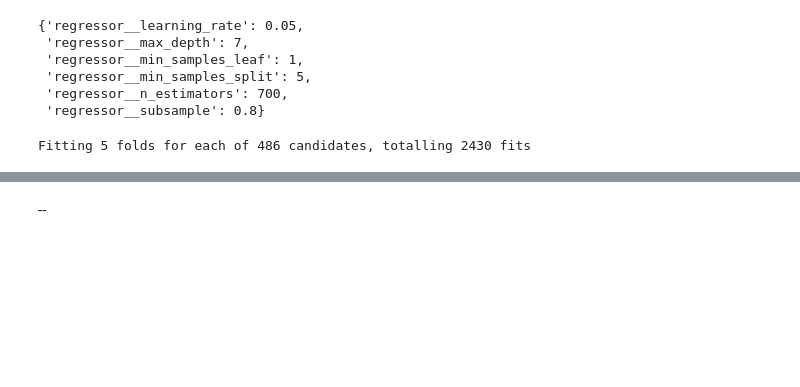
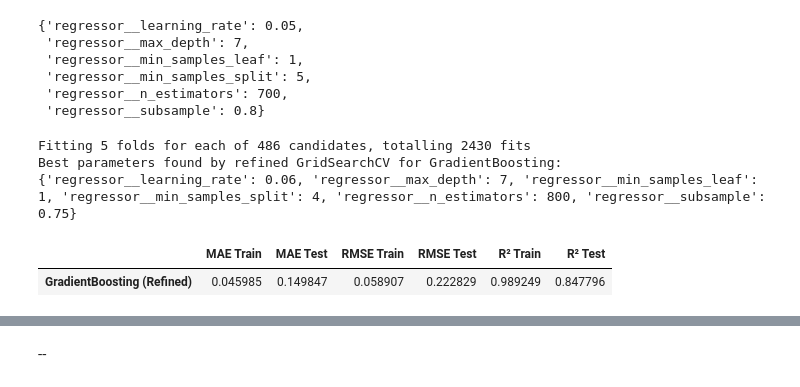
Before and after one commit to AdityaIKO/California-Housing-Price, a Jupyter notebook: data1.ipynb, the cells around one changed output, grey strips where cells are left out. Drawn from its saved outputs; the diff is of its cells as text; code cells hidden in the pictures; blank space fills up the shorter version.

```diff
--- a/data1.ipynb
+++ b/data1.ipynb
@@ -1247,45 +2120,49 @@ grid_search_gradientboost.best_params_
  'regressor__n_estimators': 700,
  'regressor__subsample': 0.8}
 # %%
-# Refined parameter grid for GradientBoosting
-param_grid_gradientboost_refined = {
-    'regressor__n_estimators': [600, 700, 800],
-    'regressor__max_depth': [6, 7, 8],
-    'regressor__learning_rate': [0.04, 0.05, 0.06],
-    'regressor__subsample': [0.75, 0.8, 0.85],
-    'regressor__min_samples_split': [4, 5, 6],
-    'regressor__min_samples_leaf': [1, 2]
-}
+# # Refined parameter grid for GradientBoosting
+# param_grid_gradientboost_refined = {
+#     'regressor__n_estimators': [600, 700, 800],
+#     'regressor__max_depth': [6, 7, 8],
+#     'regressor__learning_rate': [0.04, 0.05, 0.06],
+#     'regressor__subsample': [0.75, 0.8, 0.85],
+#     'regressor__min_samples_split': [4, 5, 6],
+#     'regressor__min_samples_leaf': [1, 2]
+# }
 
-# Create the pipeline for GradientBoosting with refined parameters
-pipeline_gradientboost_refined = Pipeline(steps=[
-    ('preprocessor', preprocessor),
-    ('regressor', GradientBoostingRegressor())
-])
+# # Create the pipeline for GradientBoosting with refined parameters
+# pipeline_gradientboost_refined = Pipeline(steps=[
+#     ('preprocessor', preprocessor),
+#     ('regressor', GradientBoostingRegressor())
+# ])
 
-# Perform GridSearchCV with the refined parameter grid
-grid_search_gradientboost_refined = GridSearchCV(
-    estimator=pipeline_gradientboost_refined,
-    param_grid=param_grid_gradientboost_refined,
-    cv=5,  # 5-fold cross-validation
-    scoring='neg_mean_absolute_error',
-    n_jobs=-1,
-    verbose=1
-)
+# # Perform GridSearchCV with the refined parameter grid
+# grid_search_gradientboost_refined = GridSearchCV(
+#     estimator=pipeline_gradientboost_refined,
+#     param_grid=param_grid_gradientboost_refined,
+#     cv=5,  # 5-fold cross-validation
+#     scoring='neg_mean_absolute_error',
+#     n_jobs=-1,
+#     verbose=1
+# )
 
-# Fit the GridSearchCV with GradientBoosting using the refined grid
-grid_search_gradientboost_refined.fit(X_train, y_train)
+# # Fit the GridSearchCV with GradientBoosting using the refined grid
+# grid_search_gradientboost_refined.fit(X_train, y_train)
 
-# Print the best parameters found by GridSearchCV
-print("Best parameters found by refined GridSearchCV for GradientBoosting:")
-print(grid_search_gradientboost_refined.best_params_)
+# # Print the best parameters found by GridSearchCV
+# print("Best parameters found by refined GridSearchCV for GradientBoosting:")
+# print(grid_search_gradientboost_refined.best_params_)
 
-# Evaluate the best model from GridSearchCV
-best_gradientboost_model_refined = grid_search_gradientboost_refined.best_estimator_
-results_gradientboost_refined = evaluate_model(best_gradientboost_model_refined, X_train, y_train, X_test, y_test)
+# # Evaluate the best model from GridSearchCV
+# best_gradientboost_model_refined = grid_search_gradientboost_refined.best_estimator_
+# results_gradientboost_refined = evaluate_model(best_gradientboost_model_refined, X_train, y_train, X_test, y_test)
 
-# Display the results
-results_df_gradientboost_refined = pd.DataFrame([results_gradientboost_refined], index=['GradientBoosting (Refined)'])
-results_df_gradientboost_refined
+# # Display the results
+# results_df_gradientboost_refined = pd.DataFrame([results_gradientboost_refined], index=['GradientBoosting (Refined)'])
+# results_df_gradientboost_refined
 # %% [output]
 Fitting 5 folds for each of 486 candidates, totalling 2430 fits
+Best parameters found by refined GridSearchCV for GradientBoosting:
+{'regressor__learning_rate': 0.06, 'regressor__max_depth': 7, 'regressor__min_samples_leaf': 1, 'regressor__min_samples_split': 4, 'regressor__n_estimators': 800, 'regressor__subsample': 0.75}
+|  | MAE Train | MAE Test | RMSE Train | RMSE Test | R² Train | R² Test |
+| GradientBoosting (Refined) | 0.045985 | 0.149847 | 0.058907 | 0.222829 | 0.989249 | 0.847796 |
```
Also changed, not shown: parts of 36 cells of this notebook.
